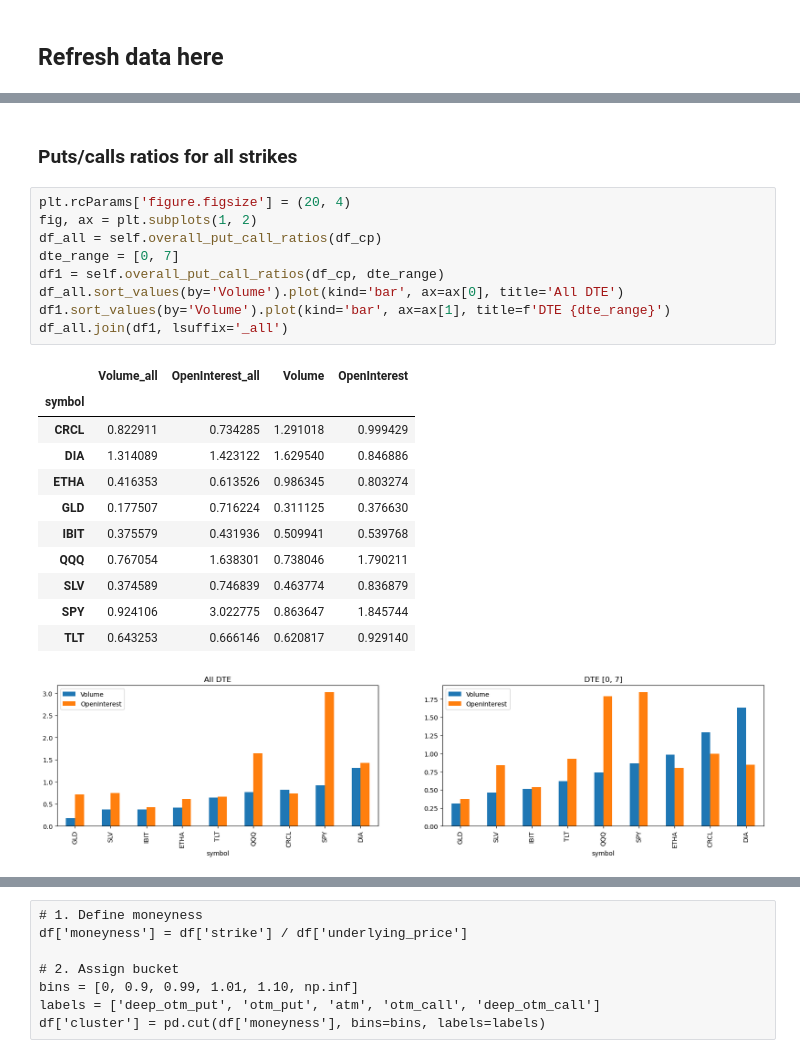
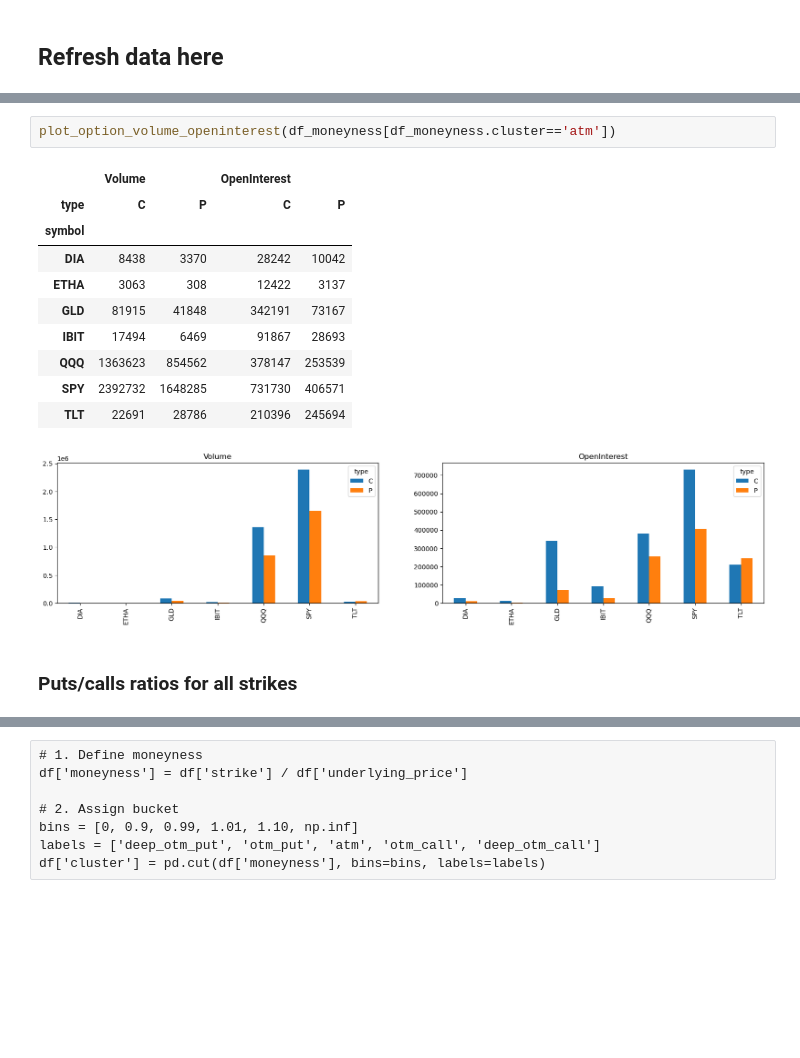
Before and after one commit to shufengtan/op, a Jupyter notebook: all_options.ipynb, the cells around one changed output, grey strips where cells are left out. Drawn from its saved outputs; the diff is of its cells as text; blank space fills up the shorter version.

```diff
--- a/all_options.ipynb
+++ b/all_options.ipynb
@@ -52,24 +96,16 @@ check_data_age(_df)
+# %%
+plot_option_volume_openinterest(df_moneyness[df_moneyness.cluster=='atm'])
+# %% [output]
+|  | Volume |  | OpenInterest |  |
+| type | C | P | C | P |
+| symbol |  |  |  |  |
+| DIA | 8438 | 3370 | 28242 | 10042 |
+| ETHA | 3063 | 308 | 12422 | 3137 |
+| GLD | 81915 | 41848 | 342191 | 73167 |
+| IBIT | 17494 | 6469 | 91867 | 28693 |
+| QQQ | 1363623 | 854562 | 378147 | 253539 |
+| SPY | 2392732 | 1648285 | 731730 | 406571 |
+| TLT | 22691 | 28786 | 210396 | 245694 |
+[figure, added]
 # %% [markdown]
 ### Puts/calls ratios for all strikes
-# %%
-plt.rcParams['figure.figsize'] = (20, 4)
-fig, ax = plt.subplots(1, 2)
-df_all = self.overall_put_call_ratios(df_cp)
-dte_range = [0, 7]
-df1 = self.overall_put_call_ratios(df_cp, dte_range)
-df_all.sort_values(by='Volume').plot(kind='bar', ax=ax[0], title='All DTE')
-df1.sort_values(by='Volume').plot(kind='bar', ax=ax[1], title=f'DTE {dte_range}')
-df_all.join(df1, lsuffix='_all')
-# %% [output]
-|  | Volume_all | OpenInterest_all | Volume | OpenInterest |
-| symbol |  |  |  |  |
-| CRCL | 0.822911 | 0.734285 | 1.291018 | 0.999429 |
-| DIA | 1.314089 | 1.423122 | 1.629540 | 0.846886 |
-| ETHA | 0.416353 | 0.613526 | 0.986345 | 0.803274 |
-| GLD | 0.177507 | 0.716224 | 0.311125 | 0.376630 |
-| IBIT | 0.375579 | 0.431936 | 0.509941 | 0.539768 |
-| QQQ | 0.767054 | 1.638301 | 0.738046 | 1.790211 |
-| SLV | 0.374589 | 0.746839 | 0.463774 | 0.836879 |
-| SPY | 0.924106 | 3.022775 | 0.863647 | 1.845744 |
-| TLT | 0.643253 | 0.666146 | 0.620817 | 0.929140 |
-[figure, removed]
```
Also changed, not shown: parts of 14 cells of this notebook, 4 other files.
